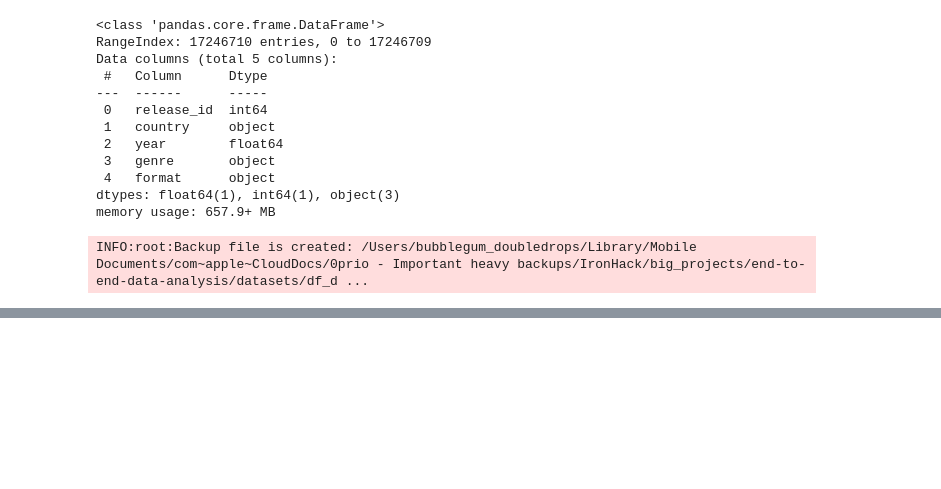
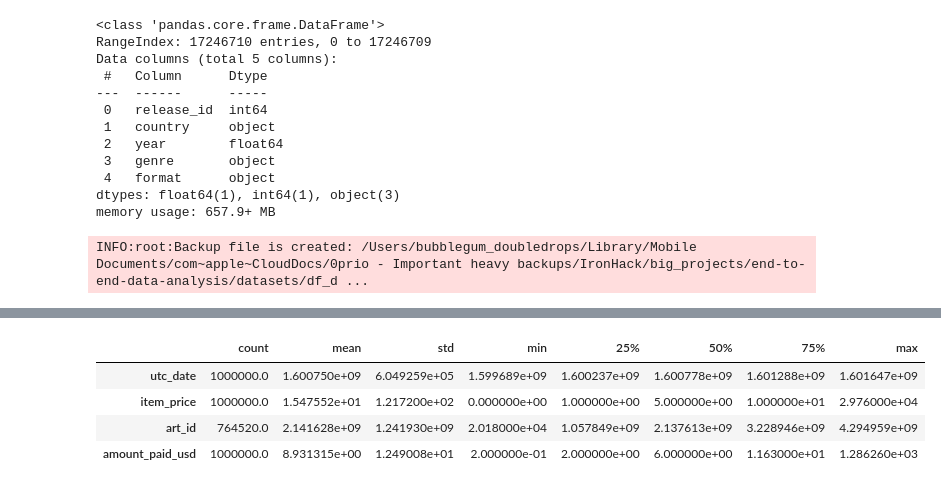
Before and after one commit to Funnear/end-to-end-data-analysis, a Jupyter notebook: notebooks/cleanup_factory.ipynb, the cells around one changed output, grey strips where cells are left out. Cells and saved outputs as stored; diff of their text form; code cells hidden in the pictures; blank space fills up the shorter version.

```diff
--- a/notebooks/cleanup_factory.ipynb
+++ b/notebooks/cleanup_factory.ipynb
@@ -121,0 +271,8 @@ format            0  17372035      0.00%
+# %%
+df_bandcamp_sales[num_cols_df_bandcamp_sales].describe().T
+# %% [output]
+|  | count | mean | std | min | 25% | 50% | 75% | max |
+| utc_date | 1000000.0 | 1.600750e+09 | 6.049259e+05 | 1.599689e+09 | 1.600237e+09 | 1.600778e+09 | 1.601288e+09 | 1.601647e+09 |
+| item_price | 1000000.0 | 1.547552e+01 | 1.217200e+02 | 0.000000e+00 | 1.000000e+00 | 5.000000e+00 | 1.000000e+01 | 2.976000e+04 |
+| art_id | 764520.0 | 2.141628e+09 | 1.241930e+09 | 2.018000e+04 | 1.057849e+09 | 2.137613e+09 | 3.228946e+09 | 4.294959e+09 |
+| amount_paid_usd | 1000000.0 | 8.931315e+00 | 1.249008e+01 | 2.000000e-01 | 2.000000e+00 | 6.000000e+00 | 1.163000e+01 | 1.286260e+03 |
```
Also changed, not shown: parts of 22 cells of this notebook, 6 other files.
